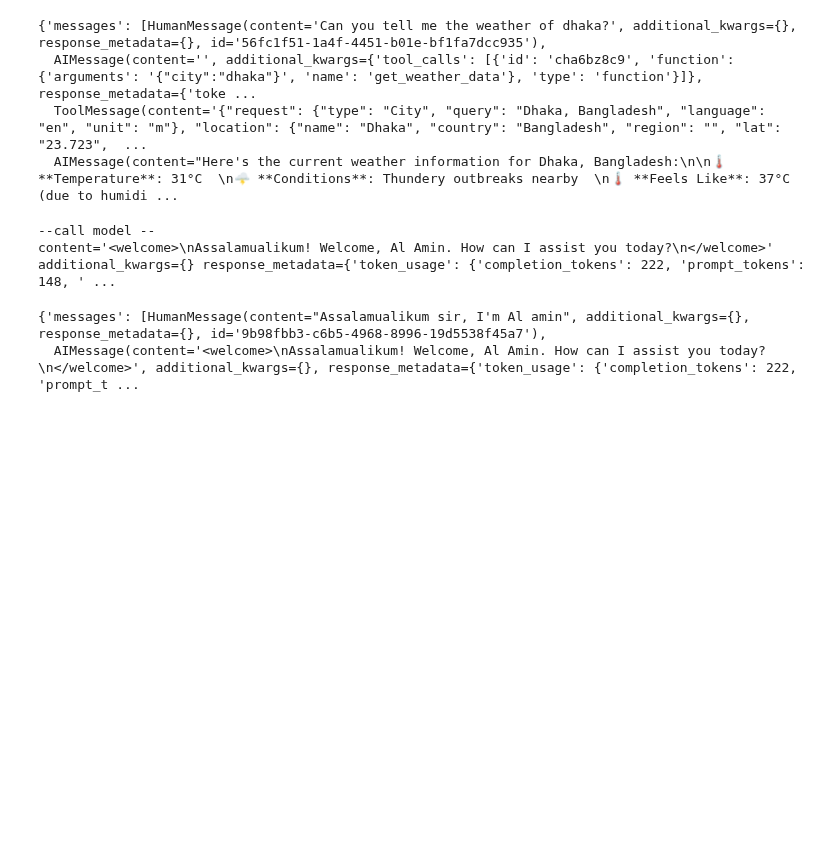
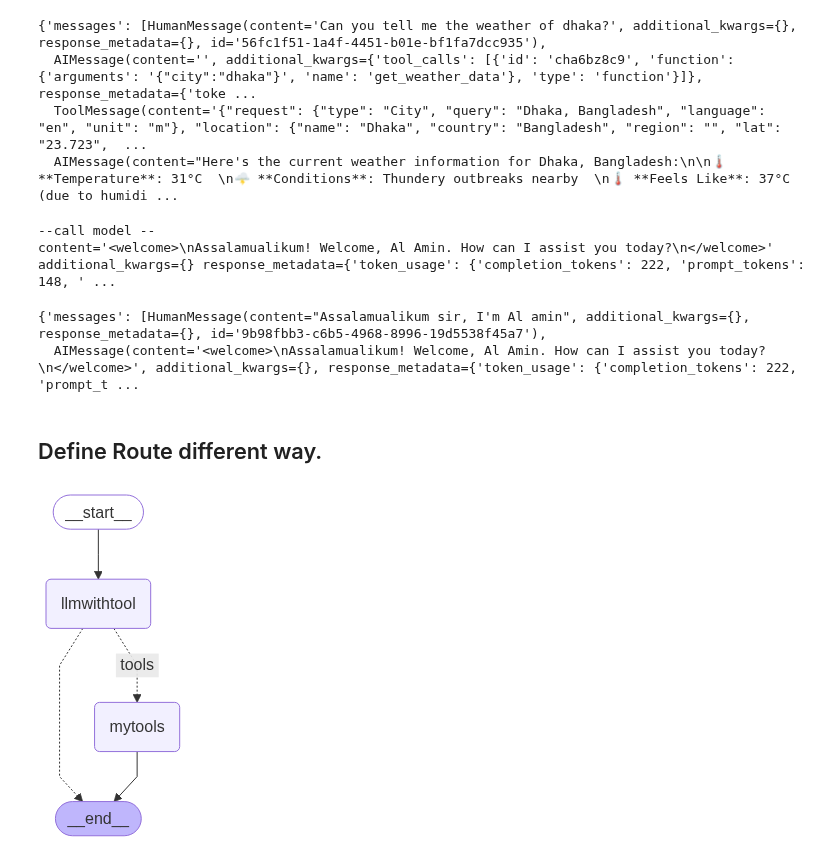
Before and after one commit to kinjal-AIML/End-to-End-Agentic-Ai-Automation-Lab, a Jupyter notebook: 03-LangGraph-Introduction/3.3-LangGraph-Tools/langgraph-tools-agent.ipynb, the cells around one changed output. Saved outputs shown, nothing was run; the diff lists cells and outputs as text; code cells hidden in the pictures; blank space fills up the shorter version.

```diff
--- a/03-LangGraph-Introduction/3.3-LangGraph-Tools/langgraph-tools-agent.ipynb
+++ b/03-LangGraph-Introduction/3.3-LangGraph-Tools/langgraph-tools-agent.ipynb
@@ -279,3 +279,51 @@ graph.invoke(
 content='<welcome>\nAssalamualikum! Welcome, Al Amin. How can I assist you today?\n</welcome>' additional_kwargs={} response_metadata={'token_usage': {'completion_tokens': 222, 'prompt_tokens': 148, ' ...
 {'messages': [HumanMessage(content="Assalamualikum sir, I'm Al amin", additional_kwargs={}, response_metadata={}, id='9b98fbb3-c6b5-4968-8996-19d5538f45a7'),
   AIMessage(content='<welcome>\nAssalamualikum! Welcome, Al Amin. How can I assist you today?\n</welcome>', additional_kwargs={}, response_metadata={'token_usage': {'completion_tokens': 222, 'prompt_t ...
+# %% [markdown]
+## Define Route different way.
+# %%
+@tool
+def search(city:str):
+    """this is my custom tool for searching a weather"""
+    url = f"http://api.weatherstack.com/current?access_key={weather_api}&query={city}"
+    response = requests.get(url)
+    return response.json()
+
+
+tools=[search]
+
+llm_with_tool=llm.bind_tools(tools)
+
+def call_model(state:MessagesState):
+    question=state["messages"]
+    response=llm_with_tool.invoke(question)
+    return {"messages":[response]}
+
+def router_function(state:MessagesState):
+    message=state["messages"]
+    last_message=message[-1]
+    if last_message.tool_calls:
+        return "tools"
+    return END
+
+tool_node=ToolNode(tools)
+# %%
+workflow2=StateGraph(MessagesState)
+
+workflow2.add_node("llmwithtool",call_model)
+
+workflow2.add_node("mytools",tool_node)
+
+workflow2.add_edge(START,"llmwithtool")
+
+workflow2.add_conditional_edges("llmwithtool",
+                                router_function,
+                                {"tools":"mytools",
+                                 END:END})
+
+app2=workflow2.compile()
+
+from IPython.display import Image, display
+display(Image(app2.get_graph().draw_mermaid_png()))
+# %% [output]
+[figure, added]
```
Also changed, not shown: parts of 14 cells of this notebook.
